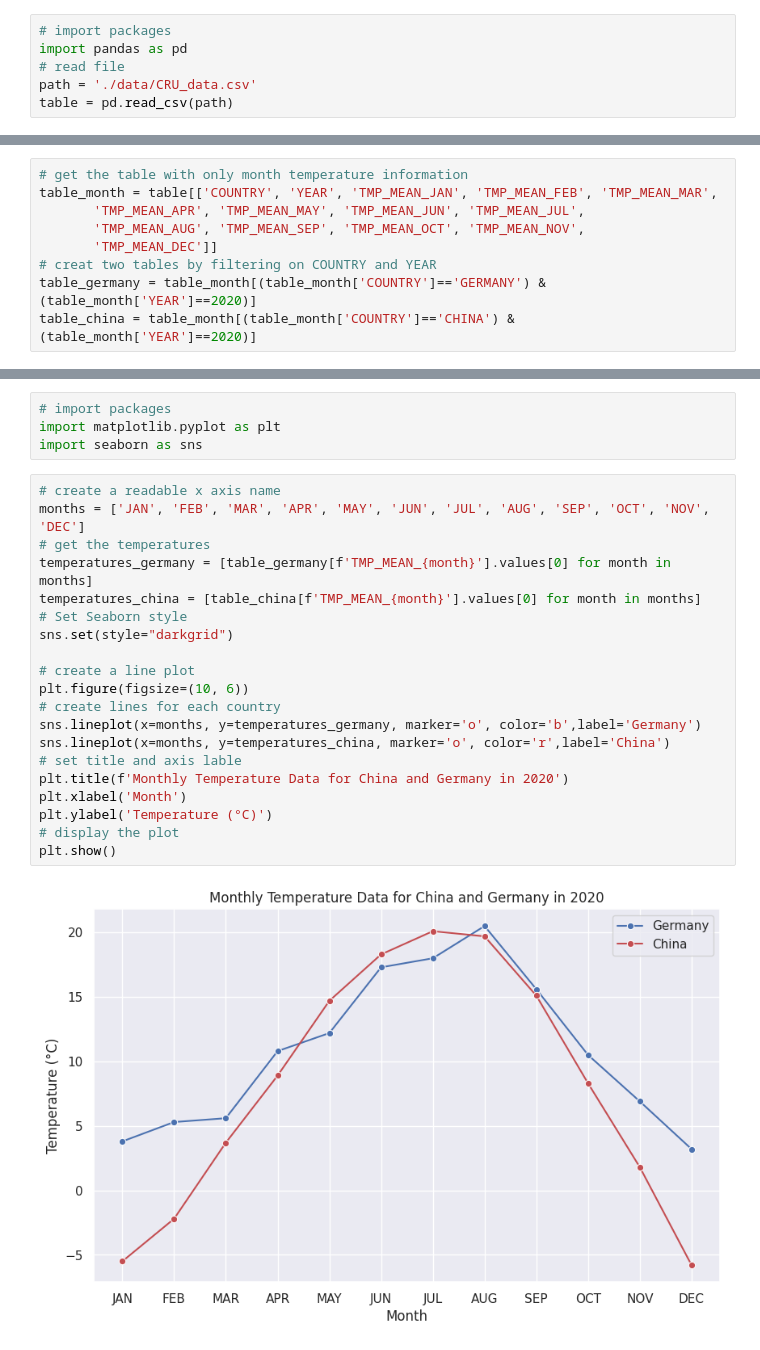
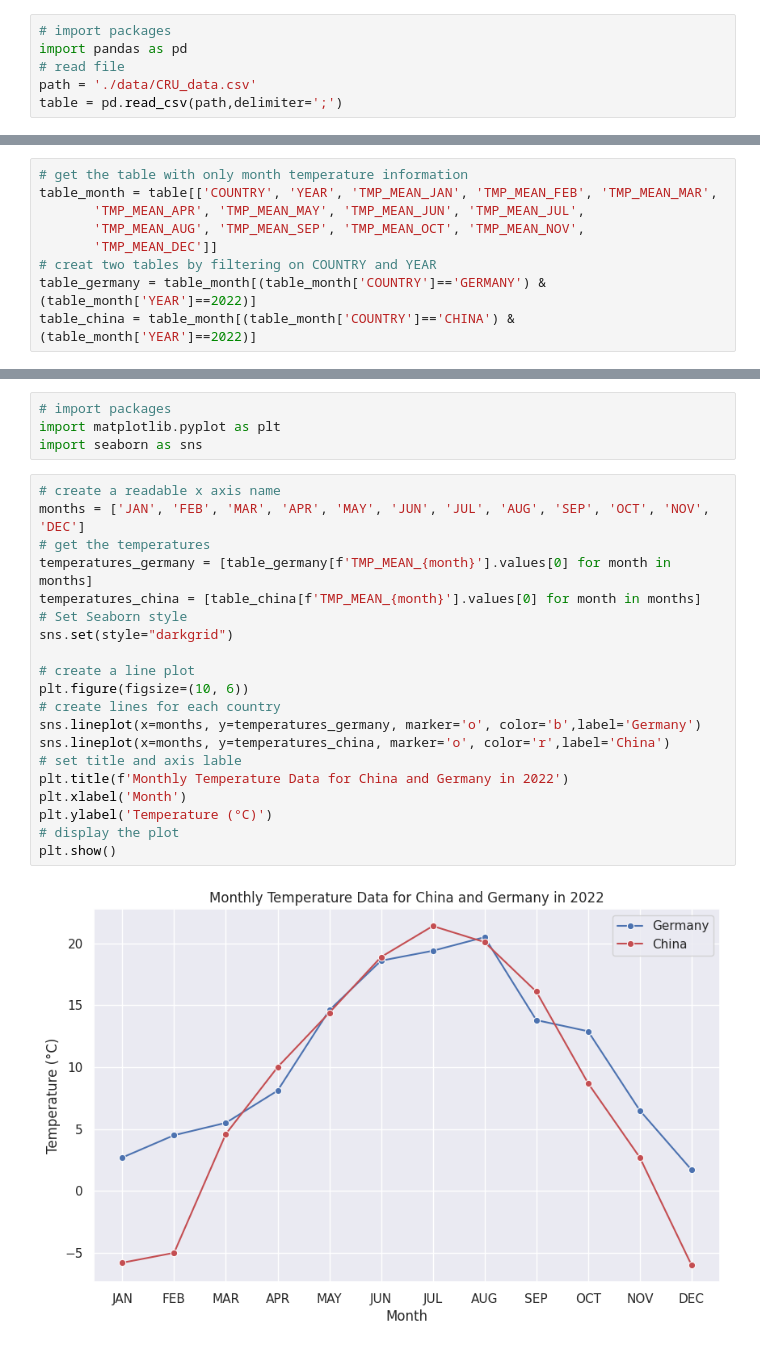
Before and after one commit to CallMeL/ResearchMethod, a Jupyter notebook: RM_A01.ipynb, the cells around one changed output, grey strips where cells are left out. Drawn from its saved outputs; the diff is of its cells as text.

Commit message:
Update Question and data File

```diff
--- a/RM_A01.ipynb
+++ b/RM_A01.ipynb
@@ -52,7 +52,7 @@ Import the database using appropriate python packages and make sure it has the d
 import pandas as pd
 # read file
 path = './data/CRU_data.csv'
-table = pd.read_csv(path)
+table = pd.read_csv(path,delimiter=';')
 # %% [markdown]
 #### Task 2 **[10 points]**
 
@@ -160,8 +160,8 @@ table_month = table[['COUNTRY', 'YEAR', 'TMP_MEAN_JAN', 'TMP_MEAN_FEB', 'TMP_MEA
        'TMP_MEAN_AUG', 'TMP_MEAN_SEP', 'TMP_MEAN_OCT', 'TMP_MEAN_NOV',
        'TMP_MEAN_DEC']]
 # creat two tables by filtering on COUNTRY and YEAR
-table_germany = table_month[(table_month['COUNTRY']=='GERMANY') & (table_month['YEAR']==2020)]
-table_china = table_month[(table_month['COUNTRY']=='CHINA') & (table_month['YEAR']==2020)]
+table_germany = table_month[(table_month['COUNTRY']=='GERMANY') & (table_month['YEAR']==2022)]
+table_china = table_month[(table_month['COUNTRY']=='CHINA') & (table_month['YEAR']==2022)]
 # %%
 table_germany
 # %% [output]
@@ -176,24 +176,24 @@ import seaborn as sns
 # %%
 # create a readable x axis name
 months = ['JAN', 'FEB', 'MAR', 'APR', 'MAY', 'JUN', 'JUL', 'AUG', 'SEP', 'OCT', 'NOV', 'DEC']
 # get the temperatures
 temperatures_germany = [table_germany[f'TMP_MEAN_{month}'].values[0] for month in months]
 temperatures_china = [table_china[f'TMP_MEAN_{month}'].values[0] for month in months]
 # Set Seaborn style
 sns.set(style="darkgrid")
 
 # create a line plot
 plt.figure(figsize=(10, 6))
 # create lines for each country
 sns.lineplot(x=months, y=temperatures_germany, marker='o', color='b',label='Germany')
 sns.lineplot(x=months, y=temperatures_china, marker='o', color='r',label='China')
 # set title and axis lable
-plt.title(f'Monthly Temperature Data for China and Germany in 2020')
+plt.title(f'Monthly Temperature Data for China and Germany in 2022')
 plt.xlabel('Month')
 plt.ylabel('Temperature (°C)')
 # display the plot
 plt.show()
 # %% [output]
-[figure, old version]
+[figure, new version]
 # %% [markdown]
 ##### description
```
Also changed, not shown: parts of 10 cells of this notebook.
